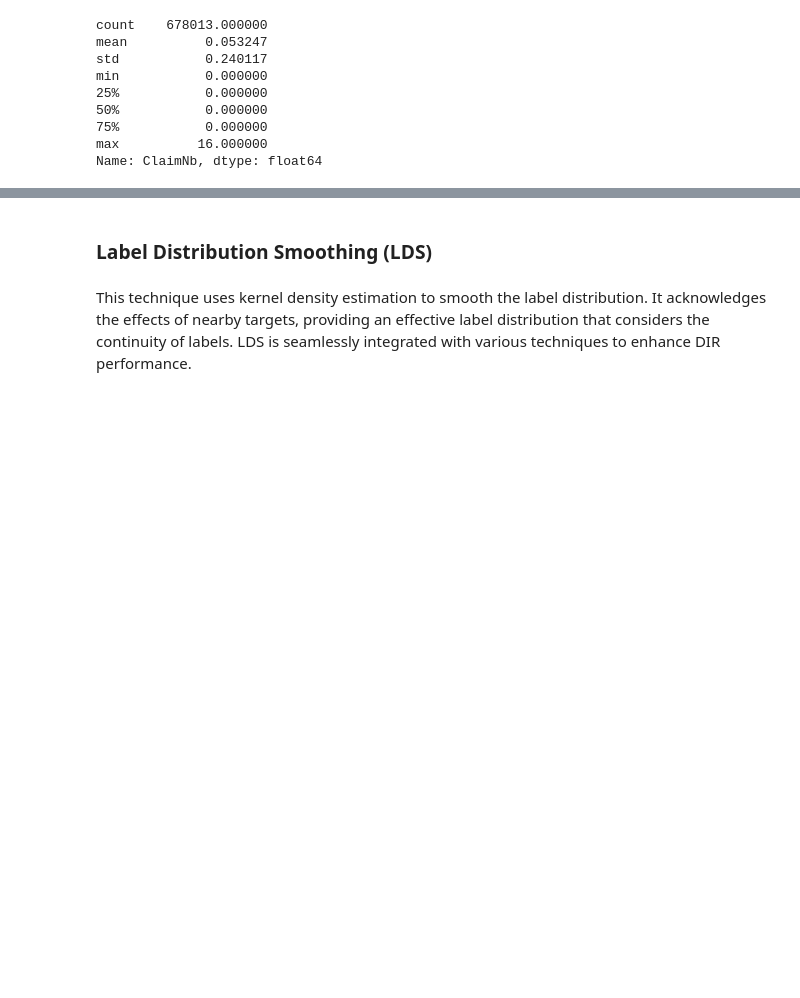
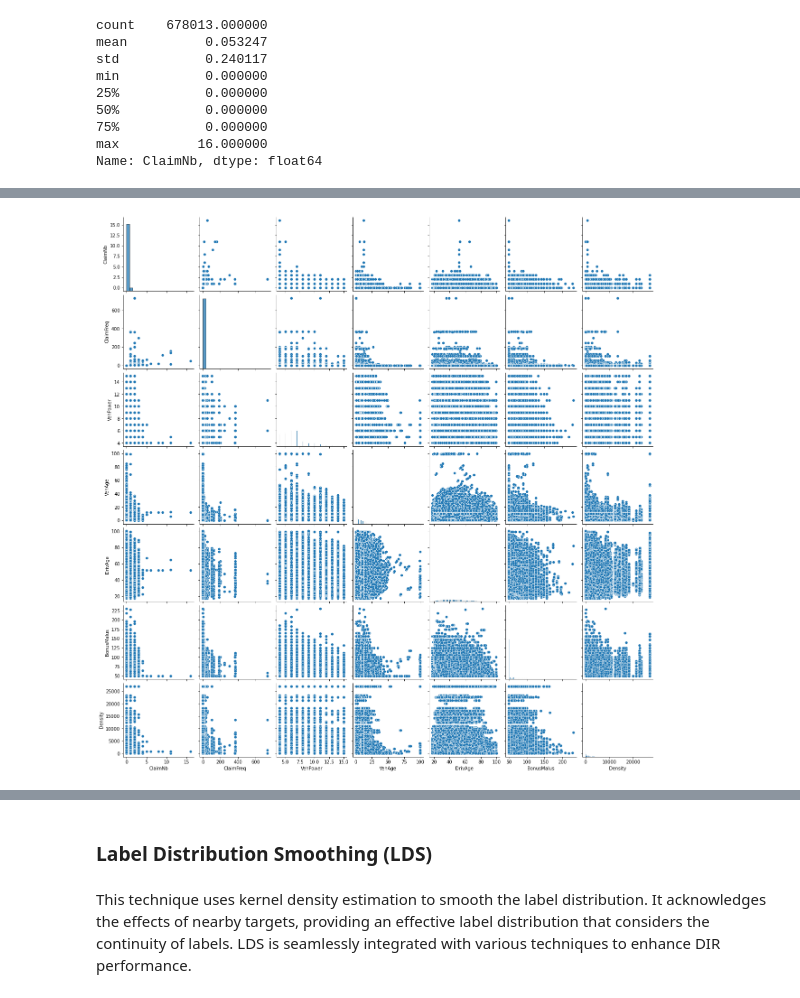
Before and after one commit to yueht23/PGPC2024, a Jupyter notebook: Deep_Imbalanced_Regression.ipynb, the cells around one changed output, grey strips where cells are left out. Cells and saved outputs as stored; diff of their text form; code cells hidden in the pictures; blank space fills up the shorter version.

```diff
--- a/Deep_Imbalanced_Regression.ipynb
+++ b/Deep_Imbalanced_Regression.ipynb
@@ -65,0 +223,5 @@ plt.show()
+# %%
+sns.pairplot(df[numeric_feature])
+plt.show()
+# %% [output]
+[figure, added]
```
Also changed, not shown: parts of 24 cells of this notebook, 1 other file.
